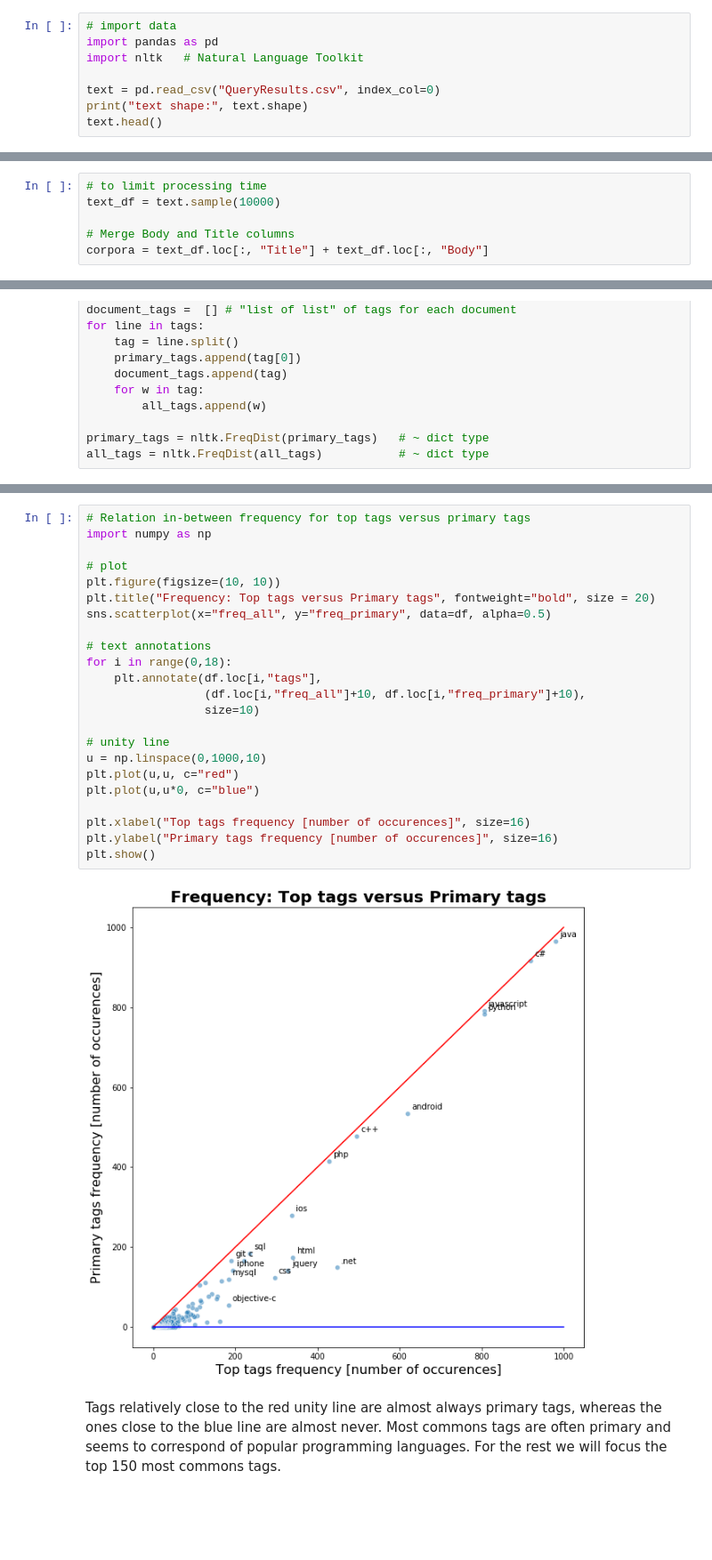
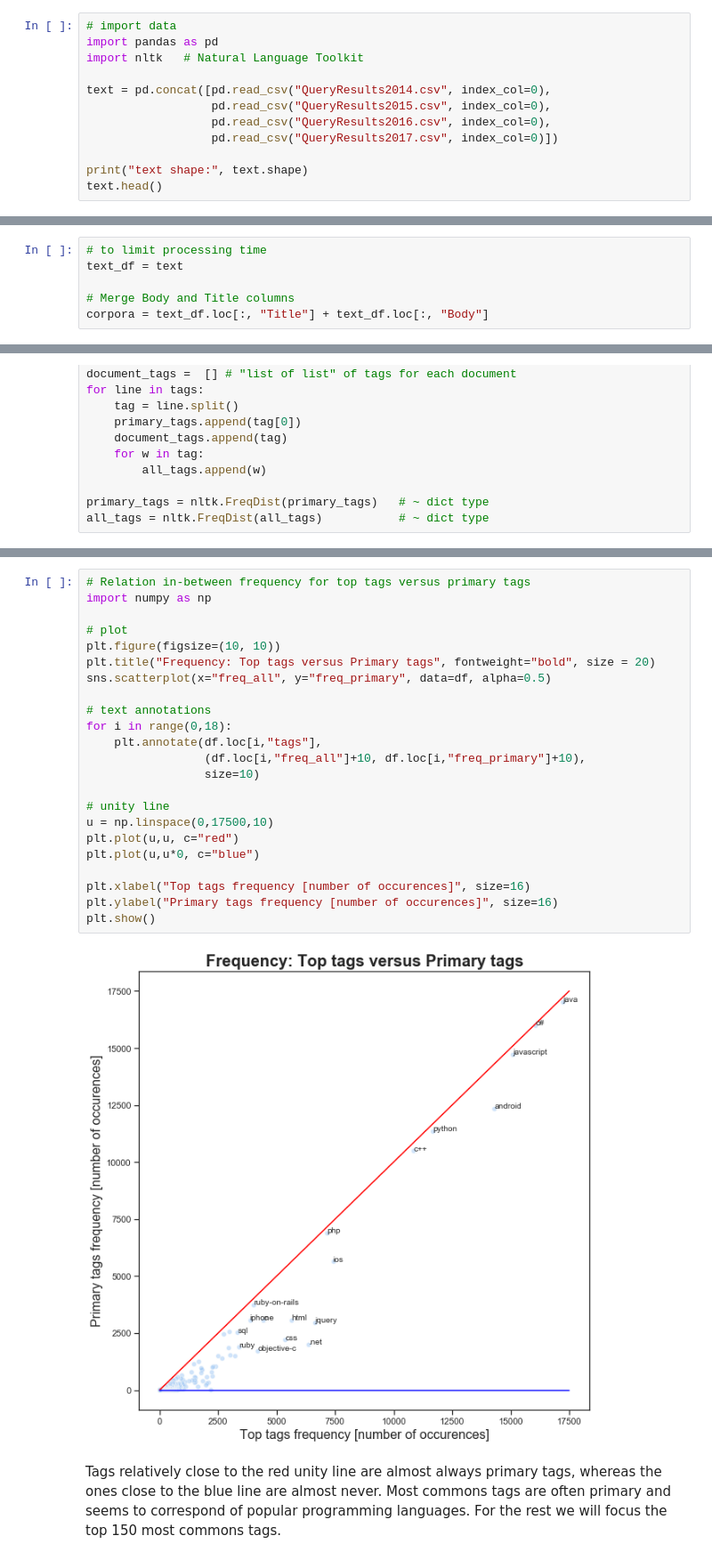
Before and after one commit to Umercia/NLP_Stackoverflow, a Jupyter notebook: Stackoverflow analysis.ipynb, the cells around one changed output, grey strips where cells are left out. Shown: that part at 89% size. Saved outputs shown, nothing was run; the diff lists cells and outputs as text; blank space fills up the shorter version.

```diff
--- a/Stackoverflow analysis.ipynb
+++ b/Stackoverflow analysis.ipynb
@@ -26,7 +26,11 @@ The objective of this section is to build a clean list of vocabulary words that
 import pandas as pd
 import nltk   # Natural Language Toolkit
 
-text = pd.read_csv("QueryResults.csv", index_col=0)
+text = pd.concat([pd.read_csv("QueryResults2014.csv", index_col=0),
+                  pd.read_csv("QueryResults2015.csv", index_col=0),
+                  pd.read_csv("QueryResults2016.csv", index_col=0),
+                  pd.read_csv("QueryResults2017.csv", index_col=0)])
+
 print("text shape:", text.shape)
 text.head()
 # %% [output]
@@ -41,6 +45,6 @@ text shape: (50000, 5)
 # %%
 # to limit processing time
-text_df = text.sample(10000)
+text_df = text
 
 # Merge Body and Title columns
 corpora = text_df.loc[:, "Title"] + text_df.loc[:, "Body"]
@@ -154,28 +182,28 @@ plt.show()
 # %%
 # Relation in-between frequency for top tags versus primary tags
 import numpy as np
 
 # plot
 plt.figure(figsize=(10, 10))
 plt.title("Frequency: Top tags versus Primary tags", fontweight="bold", size = 20)
 sns.scatterplot(x="freq_all", y="freq_primary", data=df, alpha=0.5)
 
 # text annotations
 for i in range(0,18):
     plt.annotate(df.loc[i,"tags"],
                  (df.loc[i,"freq_all"]+10, df.loc[i,"freq_primary"]+10),
                  size=10)
 
 # unity line
-u = np.linspace(0,1000,10)
+u = np.linspace(0,17500,10)
 plt.plot(u,u, c="red")
 plt.plot(u,u*0, c="blue")
 
 plt.xlabel("Top tags frequency [number of occurences]", size=16)
 plt.ylabel("Primary tags frequency [number of occurences]", size=16)
 plt.show()
 # %% [output]
-[figure, old version]
+[figure, new version]
 # %% [markdown]
 Tags relatively close to the red unity line are almost always primary tags, whereas the ones close to the blue line are almost never. Most commons tags are often primary and seems to correspond of popular programming languages.
 For the rest we will focus the top 150 most commons tags.
```
Also changed, not shown: parts of 75 cells of this notebook.
